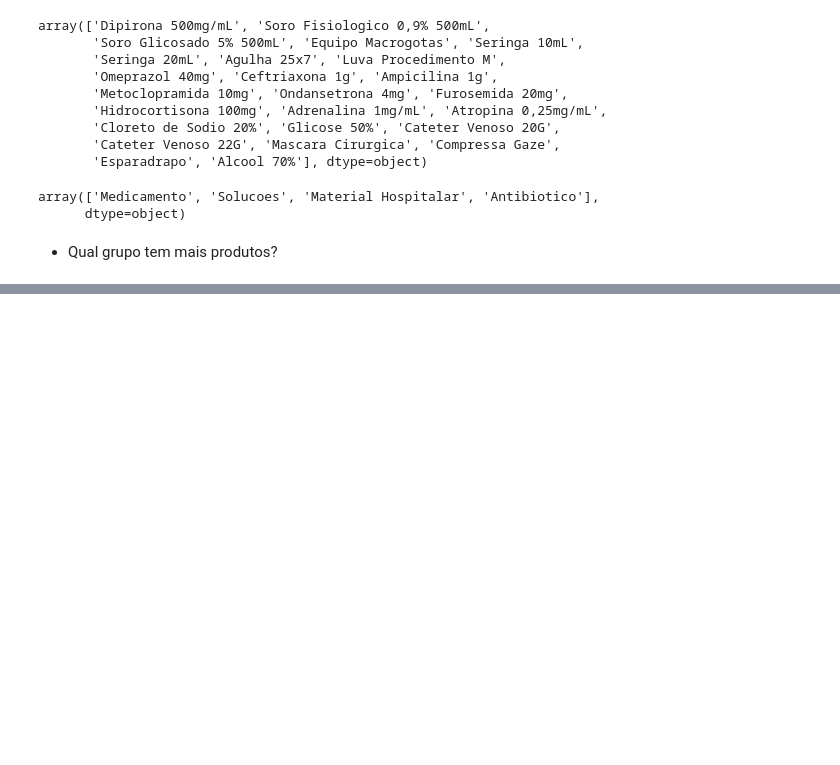
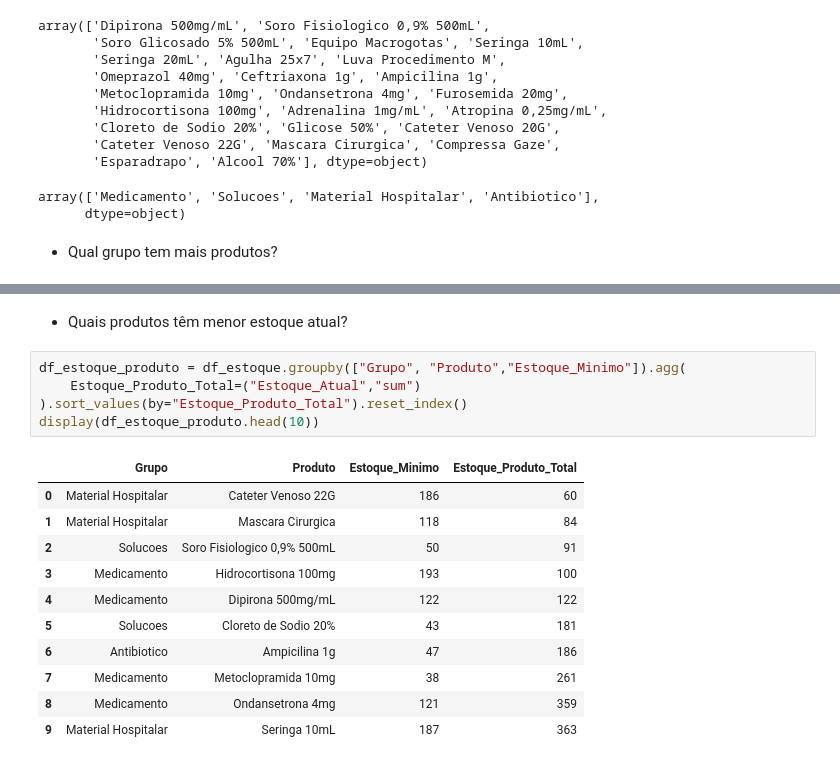
Before and after one commit to AdrianAlves-Nct/analise-estoque-hospitalar, a Jupyter notebook: notebooks/analise_estoque_atual.ipynb, the cells around one changed output, grey strips where cells are left out. Cells and saved outputs as stored; diff of their text form; blank space fills up the shorter version.

```diff
--- a/notebooks/analise_estoque_atual.ipynb
+++ b/notebooks/analise_estoque_atual.ipynb
@@ -113,0 +154,19 @@ display(df_produto_grupo)
+# %% [markdown]
+- Quais produtos têm menor estoque atual?
+# %%
+df_estoque_produto = df_estoque.groupby(["Grupo", "Produto","Estoque_Minimo"]).agg(
+    Estoque_Produto_Total=("Estoque_Atual","sum")
+).sort_values(by="Estoque_Produto_Total").reset_index()
+display(df_estoque_produto.head(10))
+# %% [output]
+|  | Grupo | Produto | Estoque_Minimo | Estoque_Produto_Total |
+| 0 | Material Hospitalar | Cateter Venoso 22G | 186 | 60 |
+| 1 | Material Hospitalar | Mascara Cirurgica | 118 | 84 |
+| 2 | Solucoes | Soro Fisiologico 0,9% 500mL | 50 | 91 |
+| 3 | Medicamento | Hidrocortisona 100mg | 193 | 100 |
+| 4 | Medicamento | Dipirona 500mg/mL | 122 | 122 |
+| 5 | Solucoes | Cloreto de Sodio 20% | 43 | 181 |
+| 6 | Antibiotico | Ampicilina 1g | 47 | 186 |
+| 7 | Medicamento | Metoclopramida 10mg | 38 | 261 |
+| 8 | Medicamento | Ondansetrona 4mg | 121 | 359 |
+| 9 | Material Hospitalar | Seringa 10mL | 187 | 363 |
```
Also changed, not shown: parts of 13 cells of this notebook.
